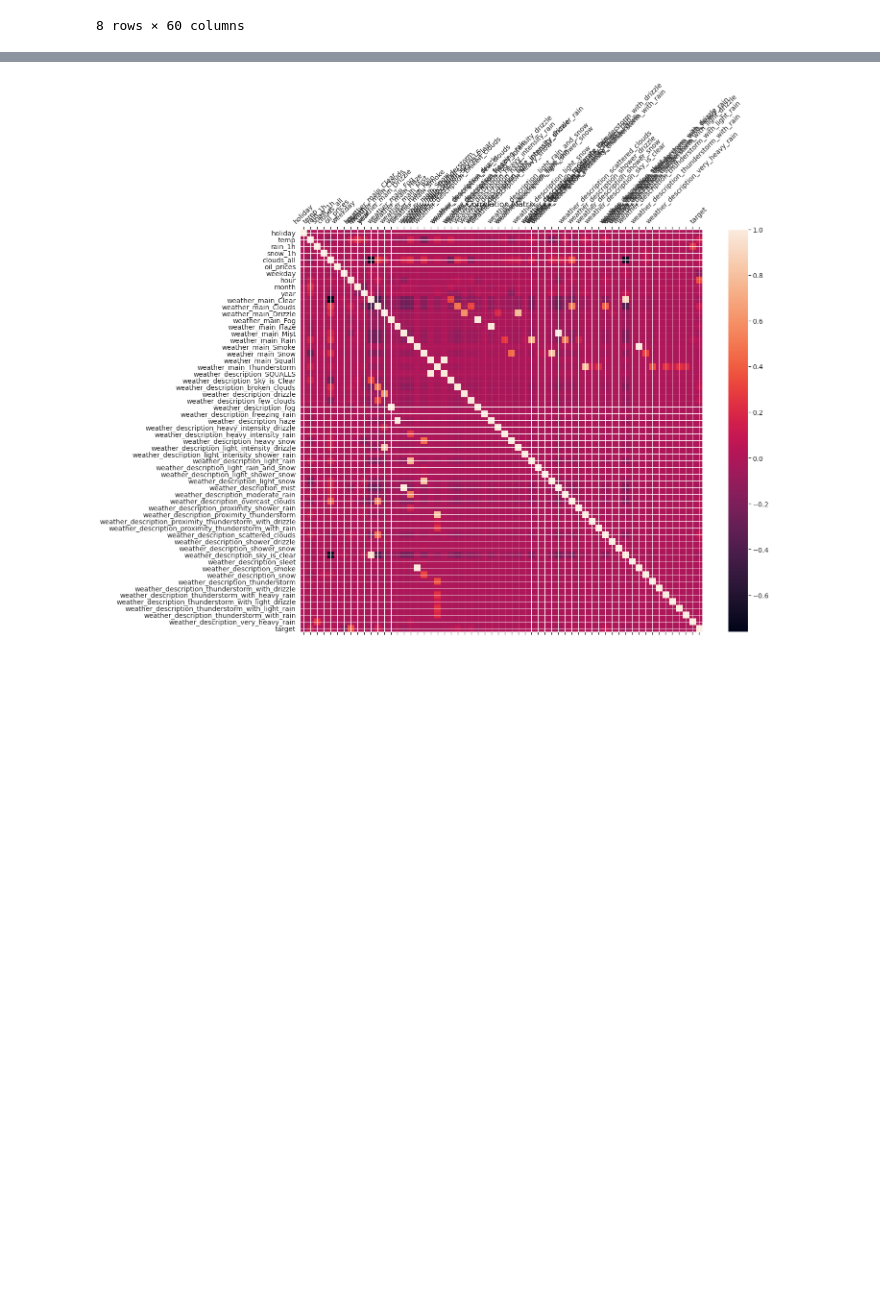
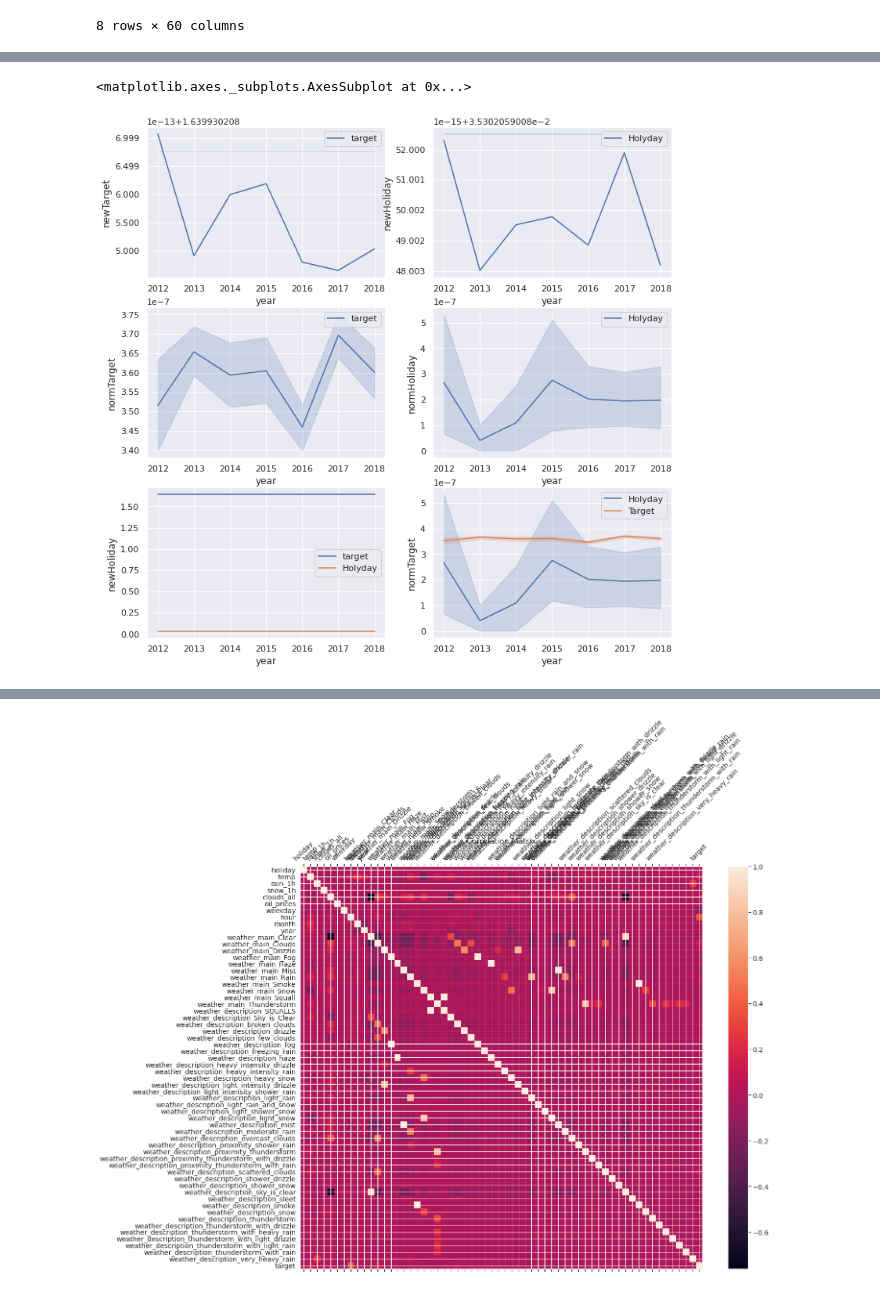
Before and after one commit to UrsulaAlcantara/Segway, a Jupyter notebook: starting_kit/README_modelVisual.ipynb, the cells around one changed output, grey strips where cells are left out. Drawn from its saved outputs; the diff is of its cells as text; code cells hidden in the pictures; blank space fills up the shorter version.

```diff
--- a/starting_kit/README_modelVisual.ipynb
+++ b/starting_kit/README_modelVisual.ipynb
@@ -123,0 +120,39 @@ plt.show()
+# %%
+
+
+"""Normalize with mean : newTarget and new Holiday"""
+
+
+data['newTarget'] =  data['target' ].mean()/data['target' ].std()
+data['newHoliday']=((data['holiday'].mean()/data['holiday'].std()))
+
+
+"""Normalize values and overleaf of holidays and target with max and min"""
+
+
+minData =min([data['target'].min(),data['holiday'].min()])
+maxData= max([data['target'].max() ,data['holiday'].max()])
+data['normTarget'] = ((data['target']-minData )/(maxData-minData)*9.8e-7)-0.8*1e-7
+data['normHoliday'] = (data['holiday']-minData )/(maxData-minData)
+
+######       AFFICHAGE       #######
+plt.figure(figsize=(12,12))
+
+plt.subplot(321)
+sns.lineplot('year','newTarget', data= data,label='target')
+plt.subplot(322)
+sns.lineplot('year','newHoliday', data= data,label='Holyday')
+
+plt.subplot(325)
+sns.lineplot('year','newTarget', data= data,label='target')
+sns.lineplot('year','newHoliday', data= data,label='Holyday')
+plt.subplot(326)
+sns.lineplot('year','normHoliday', data= data,label='Holyday')
+sns.lineplot('year','normTarget', data= data,label='Target')
+plt.subplot(323)
+sns.lineplot('year','normTarget', data= data,label='target')
+plt.subplot(324)
+sns.lineplot('year','normHoliday', data= data,label='Holyday')
+# %% [output]
+<matplotlib.axes._subplots.AxesSubplot at 0x...>
+[figure, added]
```
Also changed, not shown: parts of 40 cells of this notebook.
